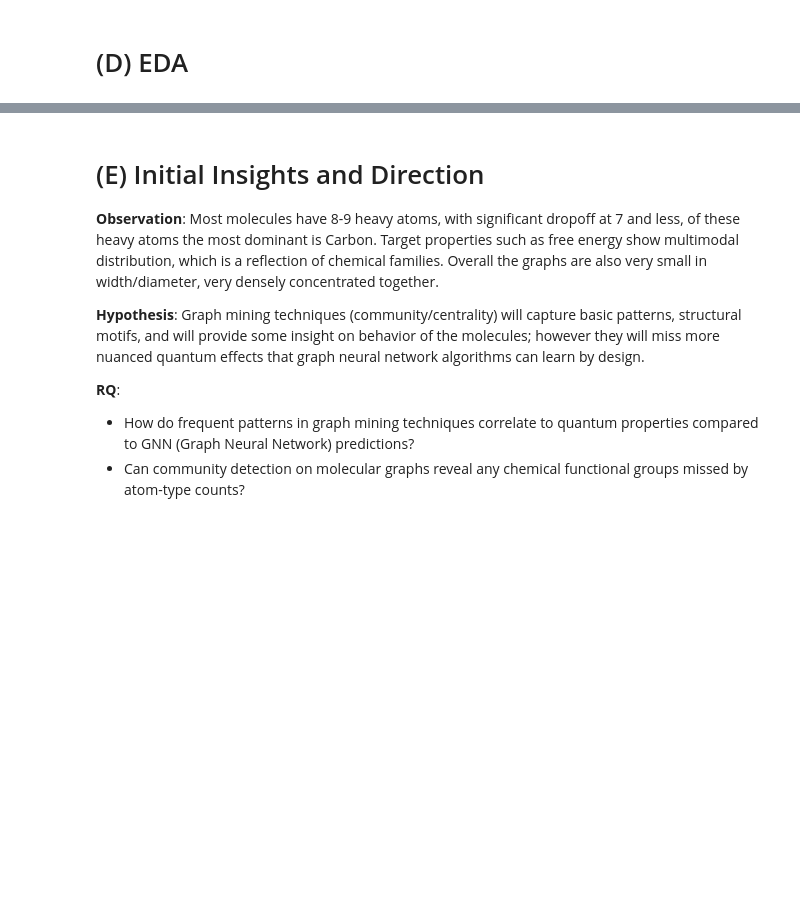
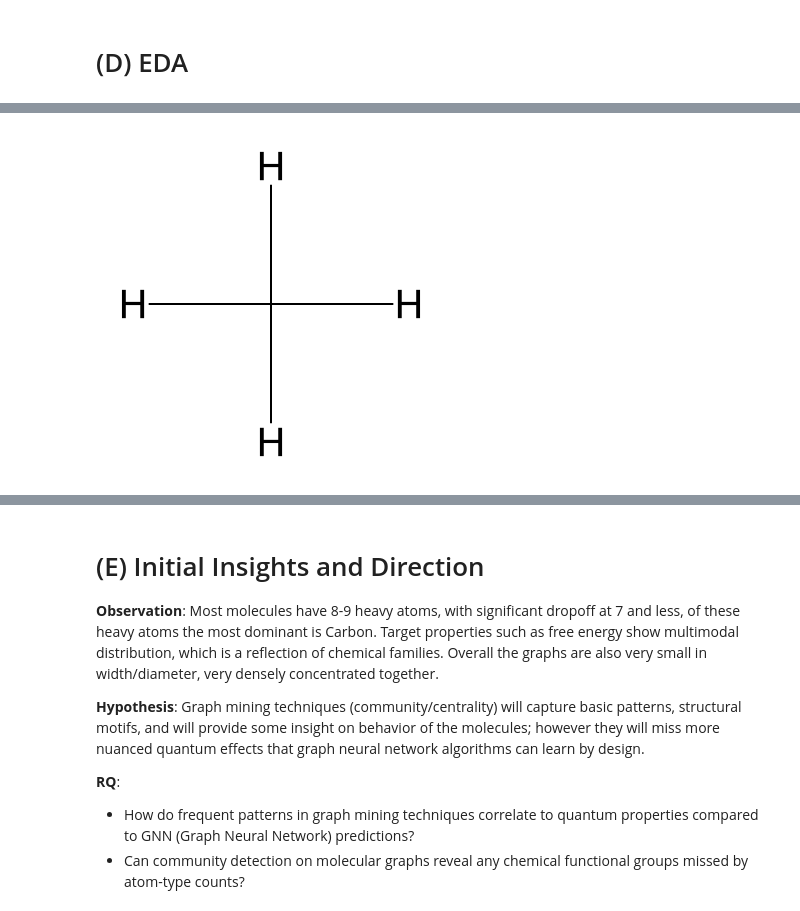
Before and after one commit to EmeryJJ/Analysis-of-QM9, a Jupyter notebook: QM9_Analysis.ipynb, the cells around one changed output, grey strips where cells are left out. Drawn from its saved outputs; the diff is of its cells as text; code cells hidden in the pictures; blank space fills up the shorter version.

```diff
--- a/QM9_Analysis.ipynb
+++ b/QM9_Analysis.ipynb
@@ -52,3 +52,11 @@ Trade-offs:
 * Molecules are restricted to a smaller subset of organic compounds, with up to only 9 heavy atoms (CONF+H), which limits the generalizability for larger chemical spaces.
 # %% [markdown]
 # (D) EDA
+# %%
+# Load the QM9 dataset using the loader script
+from load_qm9 import load_qm9_dataset
+
+print("Loading QM9 dataset...")
+dataset_pyg = load_qm9_dataset(root='./qm9_data')
+print(f"✓ Successfully loaded {len(dataset_pyg)} molecules!")
+print(f"Example data object:\n{dataset_pyg[0]}")
@@ -280,0 +156,86 @@ Raw Graph Examples:
+# %%
+# --- Molecule Visualization Functions ---
+def pyg_to_rdkit_mol(data):
+    """Convert PyG data to RDKit molecule with 2D/3D coordinates"""
+    mol = Chem.RWMol()
+    symbol_map = {1: 'H', 6: 'C', 7: 'N', 8: 'O', 9: 'F'}
+    for z in data.z:
+        mol.AddAtom(Chem.Atom(symbol_map[int(z.item())]))
+
+    if data.edge_attr is not None:
+        bond_types = data.edge_attr[:, :4].argmax(dim=1)
+        bond_map = {0: Chem.BondType.SINGLE, 1: Chem.BondType.DOUBLE,
+                    2: Chem.BondType.TRIPLE, 3: Chem.BondType.AROMATIC}
+        seen = set()
+        for (i, j), bt_idx in zip(data.edge_index.t().tolist(), bond_types):
+            bond = (min(i,j), max(i,j))
+            if bond not in seen:
+                mol.AddBond(int(i), int(j), bond_map[int(bt_idx.item())])
+                seen.add(bond)
+
+    mol = mol.GetMol()
+    # Add 3D conformer
+    conf = Chem.Conformer(data.pos.shape[0])
+    for k in range(data.pos.shape[0]):
+        conf.SetAtomPosition(k, data.pos[k].tolist())
+    mol.AddConformer(conf)
+    # Generate clean 2D layout
+    AllChem.Compute2DCoords(mol)
+    try:
+        Chem.SanitizeMol(mol)
+    except:
+        pass
+    return mol
+
+def visualize_2d(idx, size=(350, 350)):
+    """Display a single molecule in 2D"""
+    mol = pyg_to_rdkit_mol(dataset_pyg[idx])
+    return Draw.MolToImage(mol, size=size)
+
+def grid_visualize_2d(indices, cols=4):
+    """Display a grid of molecules in 2D"""
+    mols = [pyg_to_rdkit_mol(dataset_pyg[i]) for i in indices]
+    legends = [f"Idx {i} | {dataset_pyg[i].num_nodes} atoms" for i in indices]
+    return Draw.MolsToGridImage(mols, molsPerRow=cols, subImgSize=(350, 350), legends=legends)
+
+def visualize_3d(idx):
+    """Interactive 3D visualization"""
+    mol = pyg_to_rdkit_mol(dataset_pyg[idx])
+    mb = Chem.MolToMolBlock(mol, confId=0)
+    view = py3Dmol.view(width=600, height=400)
+    view.addModel(mb, 'mol')
+    view.setStyle({'stick': {'colorscheme': 'jmol'}})
+    view.setBackgroundColor('white')
+    view.addLabel(f"Idx {idx} | {dataset_pyg[idx].num_nodes} atoms", {'fontSize': 14})
+    view.zoomTo()
+    view.show()
+
+def visualize_graph(idx):
+    """Raw graph visualization using NetworkX"""
+    data = dataset_pyg[idx]
+    G = to_networkx(data, to_undirected=True)
+    plt.figure(figsize=(8, 6))
+    pos = nx.spring_layout(G, seed=42)
+    nx.draw(G, pos, node_color=data.z, cmap=plt.cm.tab10, node_size=600,
+            with_labels=True, labels={i: atom_symbols[int(data.z[i])] for i in range(data.num_nodes)})
+    plt.title(f"Molecular Graph - Idx {idx} | Nodes: {data.num_nodes} | Edges: {data.num_edges}")
+    plt.show()
+
+# --- Example Visualizations ---
+print("\nSample 2D Molecules:")
+display(visualize_2d(0))
+display(visualize_2d(1000))
+display(visualize_2d(10000))
+
+print("\nGrid of 8 Random Molecules:")
+np.random.seed(42)
+random_idxs = np.random.randint(0, len(dataset_pyg), 8).tolist()
+display(grid_visualize_2d(random_idxs))
+
+print("\nRaw Graph Examples:")
+visualize_graph(0)
+visualize_graph(1000)
+
+print("\nInteractive 3D Example of CH₄:")
+visualize_3d(0)
+# %% [output]
@@ -280,0 +243 @@ Raw Graph Examples:
+[figure, added]
```
Also changed, not shown: parts of 5 cells of this notebook, 1 other file.
